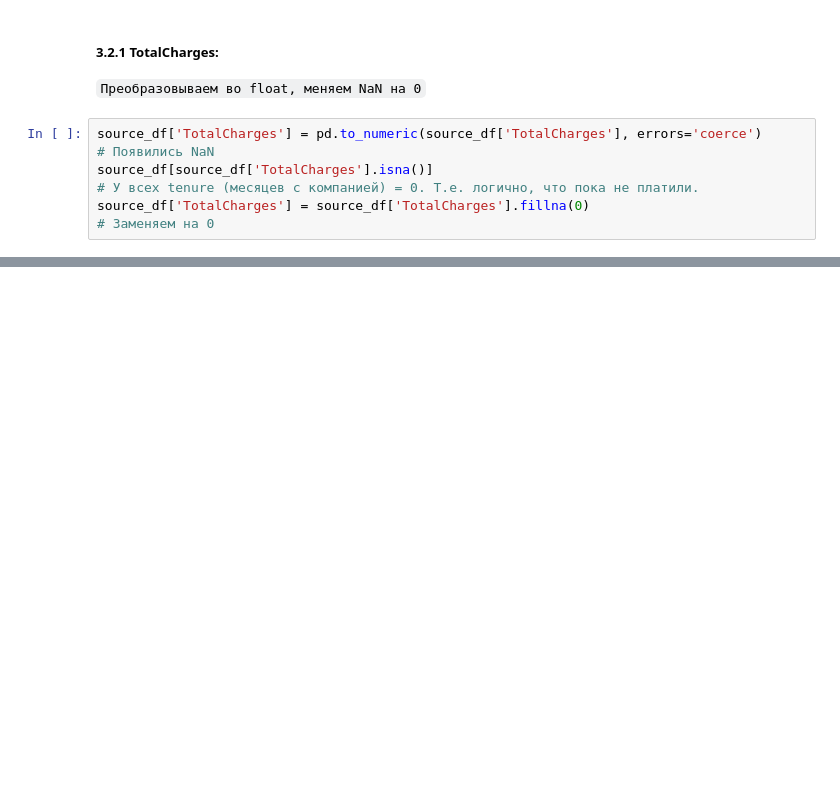
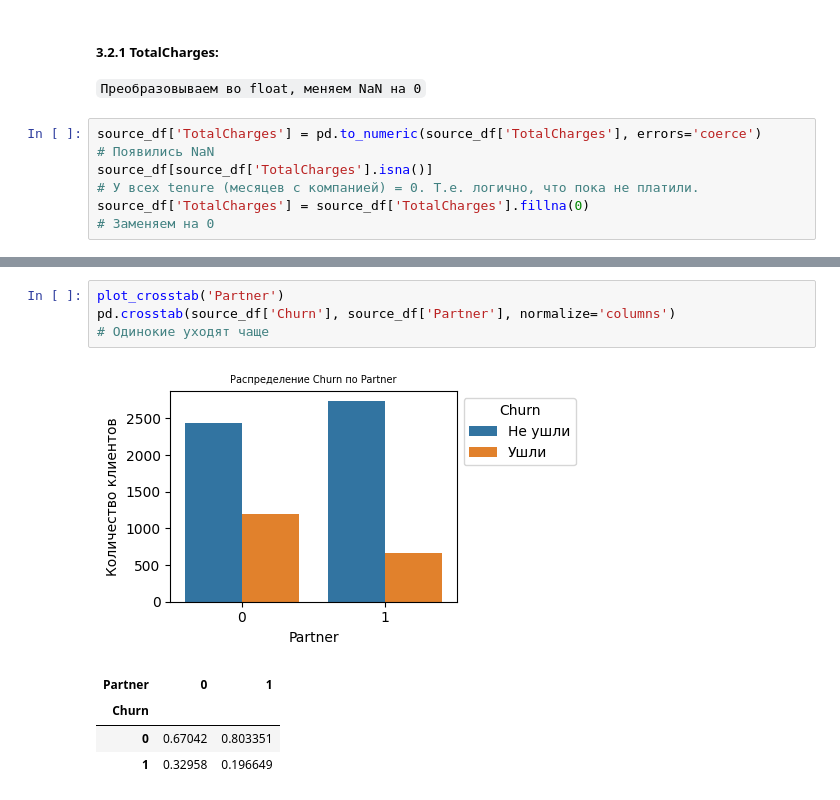
Before and after one commit to yo1oo0/portfolio, a Jupyter notebook: DataAnalysis/TelcoCustomerChurn/LogRegTelecomChurn.ipynb, the cells around one changed output, grey strips where cells are left out. Saved outputs shown, nothing was run; the diff lists cells and outputs as text; blank space fills up the shorter version.

```diff
--- a/DataAnalysis/TelcoCustomerChurn/LogRegTelecomChurn.ipynb
+++ b/DataAnalysis/TelcoCustomerChurn/LogRegTelecomChurn.ipynb
@@ -94,0 +266,10 @@ Name: count, dtype: int64
+# %%
+plot_crosstab('Partner')
+pd.crosstab(source_df['Churn'], source_df['Partner'], normalize='columns')
+# Одинокие уходят чаще
+# %% [output]
+[figure, added]
+| Partner | 0 | 1 |
+| Churn |  |  |
+| 0 | 0.67042 | 0.803351 |
+| 1 | 0.32958 | 0.196649 |
```
Also changed, not shown: parts of 58 cells of this notebook.
